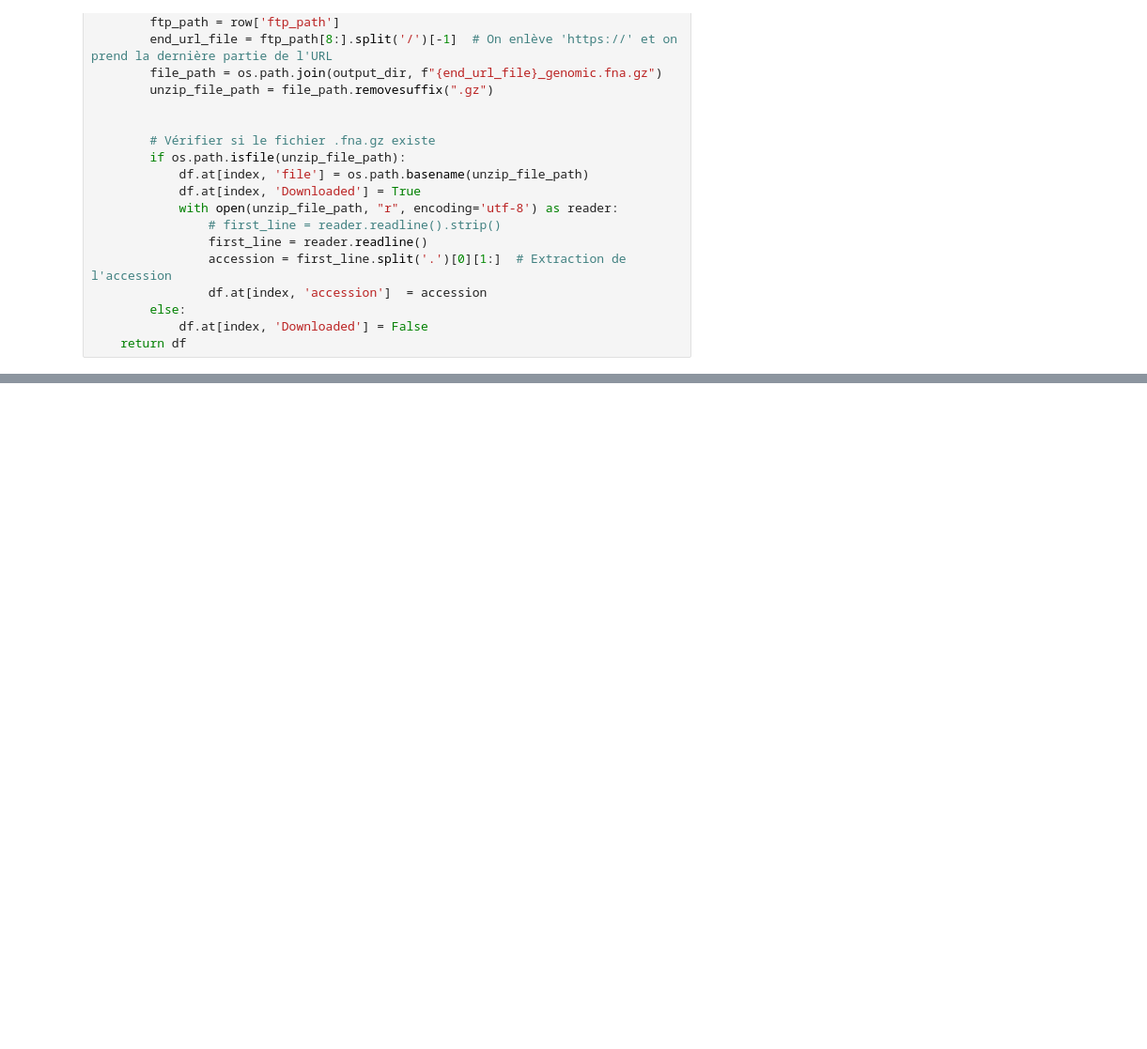
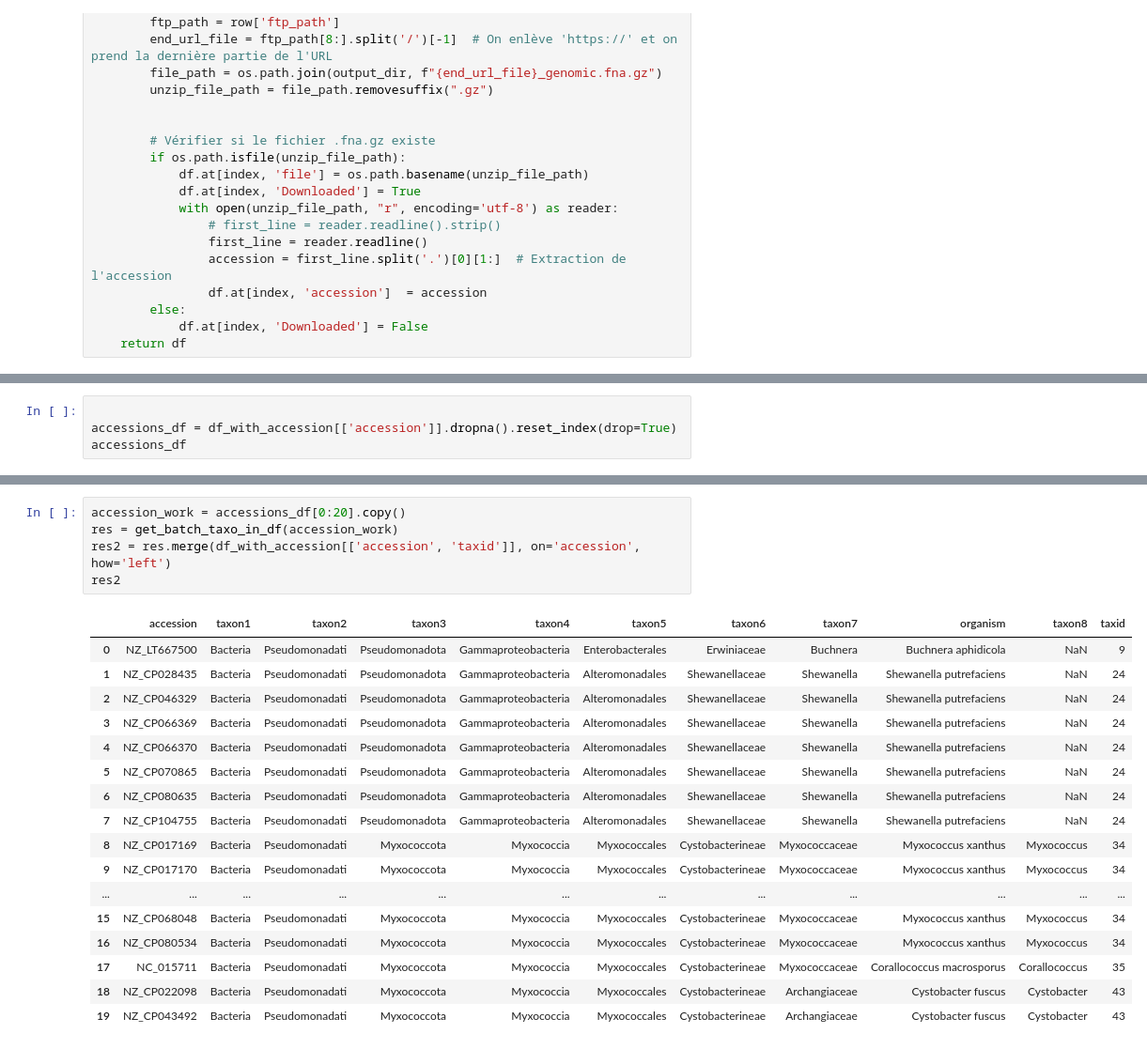
Before and after one commit to dubssieg/wisp, a Jupyter notebook: wisp_light/notebook/build_index_assembly_files.ipynb, the cells around one changed output, grey strips where cells are left out. Shown: that part at 94% size. Cells and saved outputs as stored; diff of their text form; blank space fills up the shorter version.

```diff
--- a/wisp_light/notebook/build_index_assembly_files.ipynb
+++ b/wisp_light/notebook/build_index_assembly_files.ipynb
@@ -85,0 +90,4 @@ df_with_accession.to_csv('Complete_Genome_with_accession.csv', sep='\t')
+# %%
+
+accessions_df = df_with_accession[['accession']].dropna().reset_index(drop=True)
+accessions_df
@@ -86 +136,24 @@ df_with_accession.to_csv('Complete_Genome_with_accession.csv', sep='\t')
+# %%
+accession_work = accessions_df[0:20].copy()
+res = get_batch_taxo_in_df(accession_work)
+res2 = res.merge(df_with_accession[['accession', 'taxid']], on='accession', how='left')
+res2
+# %% [output]
+|  | accession | taxon1 | taxon2 | taxon3 | taxon4 | taxon5 | taxon6 | taxon7 | organism | taxon8 | taxid |
+| 0 | NZ_LT667500 | Bacteria | Pseudomonadati | Pseudomonadota | Gammaproteobacteria | Enterobacterales | Erwiniaceae | Buchnera | Buchnera aphidicola | NaN | 9 |
+| 1 | NZ_CP028435 | Bacteria | Pseudomonadati | Pseudomonadota | Gammaproteobacteria | Alteromonadales | Shewanellaceae | Shewanella | Shewanella putrefaciens | NaN | 24 |
+| 2 | NZ_CP046329 | Bacteria | Pseudomonadati | Pseudomonadota | Gammaproteobacteria | Alteromonadales | Shewanellaceae | Shewanella | Shewanella putrefaciens | NaN | 24 |
+| 3 | NZ_CP066369 | Bacteria | Pseudomonadati | Pseudomonadota | Gammaproteobacteria | Alteromonadales | Shewanellaceae | Shewanella | Shewanella putrefaciens | NaN | 24 |
+| 4 | NZ_CP066370 | Bacteria | Pseudomonadati | Pseudomonadota | Gammaproteobacteria | Alteromonadales | Shewanellaceae | Shewanella | Shewanella putrefaciens | NaN | 24 |
+| 5 | NZ_CP070865 | Bacteria | Pseudomonadati | Pseudomonadota | Gammaproteobacteria | Alteromonadales | Shewanellaceae | Shewanella | Shewanella putrefaciens | NaN | 24 |
+| 6 | NZ_CP080635 | Bacteria | Pseudomonadati | Pseudomonadota | Gammaproteobacteria | Alteromonadales | Shewanellaceae | Shewanella | Shewanella putrefaciens | NaN | 24 |
+| 7 | NZ_CP104755 | Bacteria | Pseudomonadati | Pseudomonadota | Gammaproteobacteria | Alteromonadales | Shewanellaceae | Shewanella | Shewanella putrefaciens | NaN | 24 |
+| 8 | NZ_CP017169 | Bacteria | Pseudomonadati | Myxococcota | Myxococcia | Myxococcales | Cystobacterineae | Myxococcaceae | Myxococcus xanthus | Myxococcus | 34 |
+| 9 | NZ_CP017170 | Bacteria | Pseudomonadati | Myxococcota | Myxococcia | Myxococcales | Cystobacterineae | Myxococcaceae | Myxococcus xanthus | Myxococcus | 34 |
+| ... | ... | ... | ... | ... | ... | ... | ... | ... | ... | ... | ... |
+| 15 | NZ_CP068048 | Bacteria | Pseudomonadati | Myxococcota | Myxococcia | Myxococcales | Cystobacterineae | Myxococcaceae | Myxococcus xanthus | Myxococcus | 34 |
+| 16 | NZ_CP080534 | Bacteria | Pseudomonadati | Myxococcota | Myxococcia | Myxococcales | Cystobacterineae | Myxococcaceae | Myxococcus xanthus | Myxococcus | 34 |
+| 17 | NC_015711 | Bacteria | Pseudomonadati | Myxococcota | Myxococcia | Myxococcales | Cystobacterineae | Myxococcaceae | Corallococcus macrosporus | Corallococcus | 35 |
+| 18 | NZ_CP022098 | Bacteria | Pseudomonadati | Myxococcota | Myxococcia | Myxococcales | Cystobacterineae | Archangiaceae | Cystobacter fuscus | Cystobacter | 43 |
+| 19 | NZ_CP043492 | Bacteria | Pseudomonadati | Myxococcota | Myxococcia | Myxococcales | Cystobacterineae | Archangiaceae | Cystobacter fuscus | Cystobacter | 43 |
 # %%
```
Also changed, not shown: parts of 14 cells of this notebook, 3 other files.
